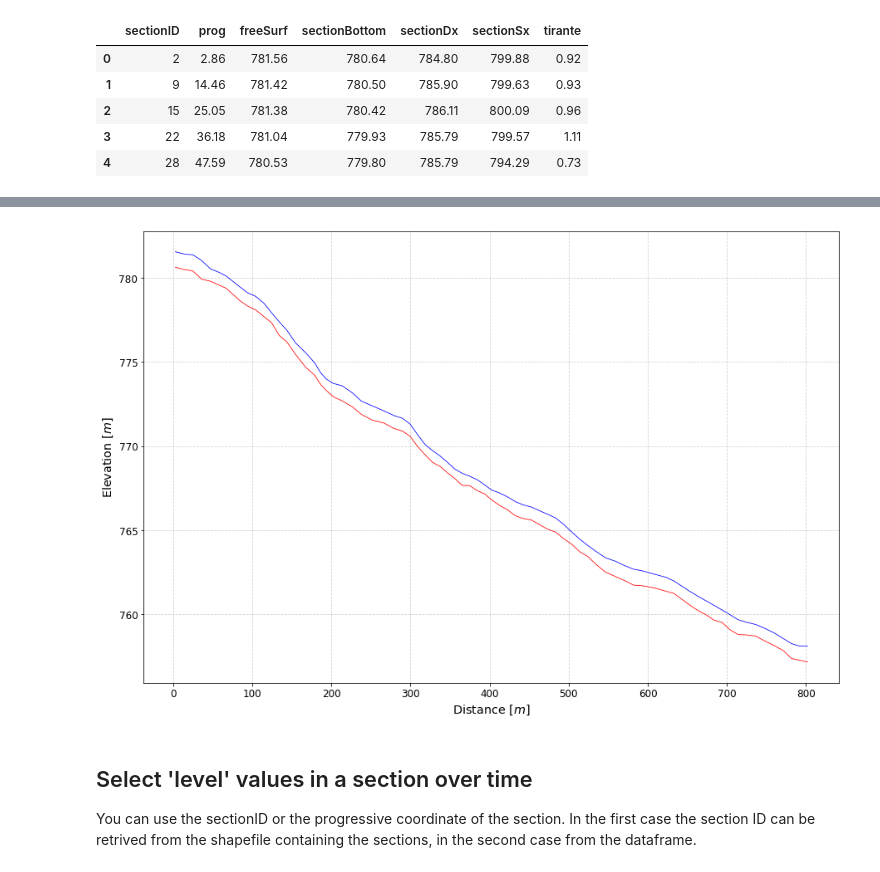
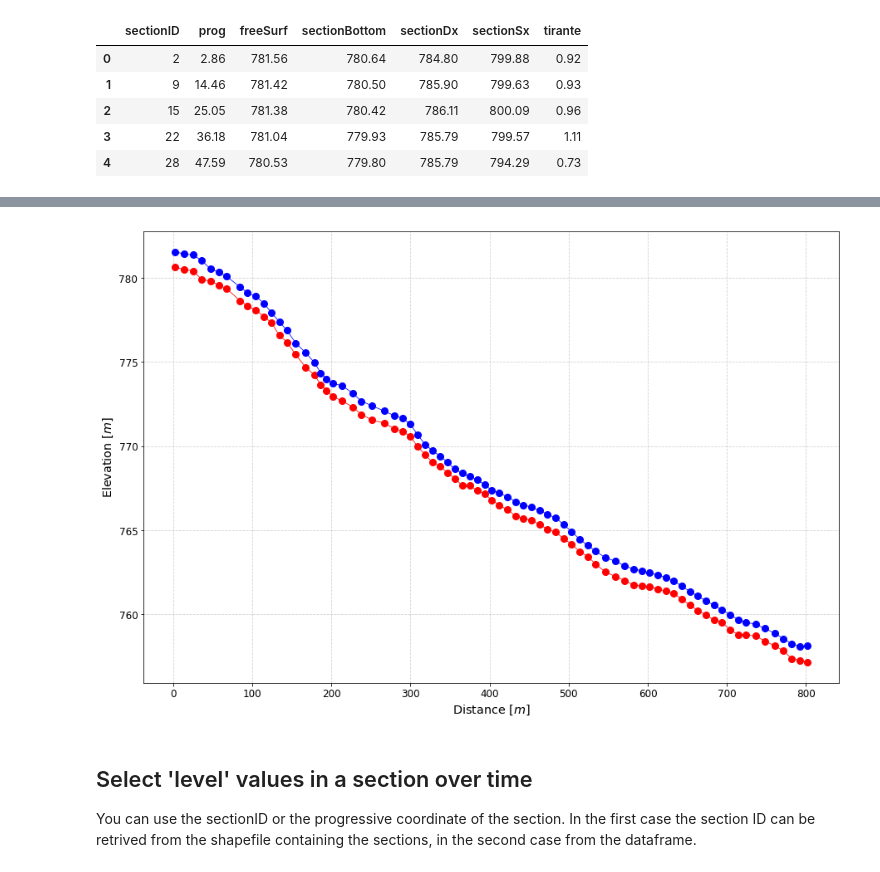
Before and after one commit to GEOframeOMSProjects/OMS_Project_DeSaintVenant1D, a Jupyter notebook: docs/SaintGeo_output.ipynb, the cells around one changed output, grey strips where cells are left out. Cells and saved outputs as stored; diff of their text form; code cells hidden in the pictures.

```diff
--- a/docs/SaintGeo_output.ipynb
+++ b/docs/SaintGeo_output.ipynb
@@ -70,17 +83,17 @@ timeIndex1 = 0
 sectionsNumber = 77
 # %%
 fig, ax = plt.subplots()
-line, = plt.plot(dfLevel["prog"][0+timeIndex*sectionsNumber:sectionsNumber+timeIndex*sectionsNumber],dfLevel["sectionBottom"][0+timeIndex*sectionsNumber:sectionsNumber+timeIndex*sectionsNumber],color="red")
-line, = plt.plot(dfLevel["prog"][0+timeIndex*sectionsNumber:sectionsNumber+timeIndex*sectionsNumber],dfLevel["freeSurf"][0+timeIndex*sectionsNumber:sectionsNumber+timeIndex*sectionsNumber],color="blue")
+line, = plt.plot(dfLevel["prog"][0+timeIndex*sectionsNumber:sectionsNumber+timeIndex*sectionsNumber],dfLevel["sectionBottom"][0+timeIndex*sectionsNumber:sectionsNumber+timeIndex*sectionsNumber],color="red",marker='.')
+line, = plt.plot(dfLevel["prog"][0+timeIndex*sectionsNumber:sectionsNumber+timeIndex*sectionsNumber],dfLevel["freeSurf"][0+timeIndex*sectionsNumber:sectionsNumber+timeIndex*sectionsNumber],color="blue",marker='.')
 #line, = plt.plot(dfLevel["prog"][0+(timeIndex1)*sectionsNumber:sectionsNumber+(timeIndex1)*sectionsNumber],dfLevel["freeSurf"][0+(timeIndex1)*sectionsNumber:sectionsNumber+(timeIndex1)*sectionsNumber],color="green")
 
 plt.grid()
 plt.xlabel("Distance [$m$]")
 plt.ylabel("Elevation [$m$]")
 
 plt.show()
 # %% [output]
-[figure, old version]
+[figure, new version]
 # %% [markdown]
 ## Select 'level' values in a section over time
 You can use the sectionID or the progressive coordinate of the section. In the first case the section ID can be retrived from the shapefile containing the sections, in the second case from the dataframe.
```
Also changed, not shown: parts of 7 cells of this notebook, 1 other file.
